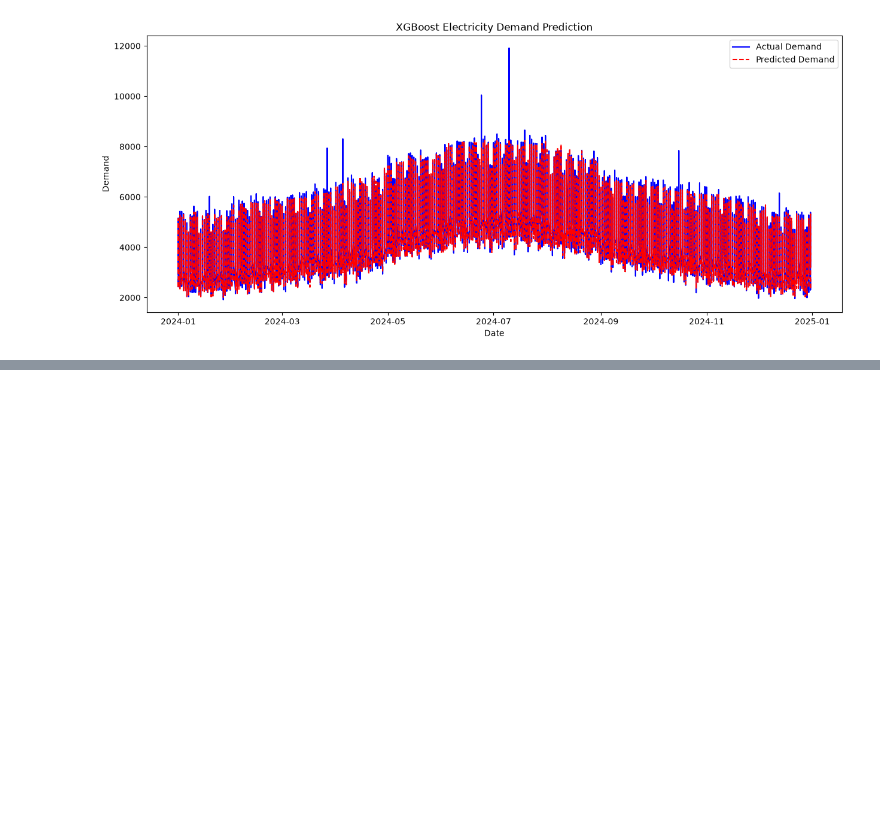
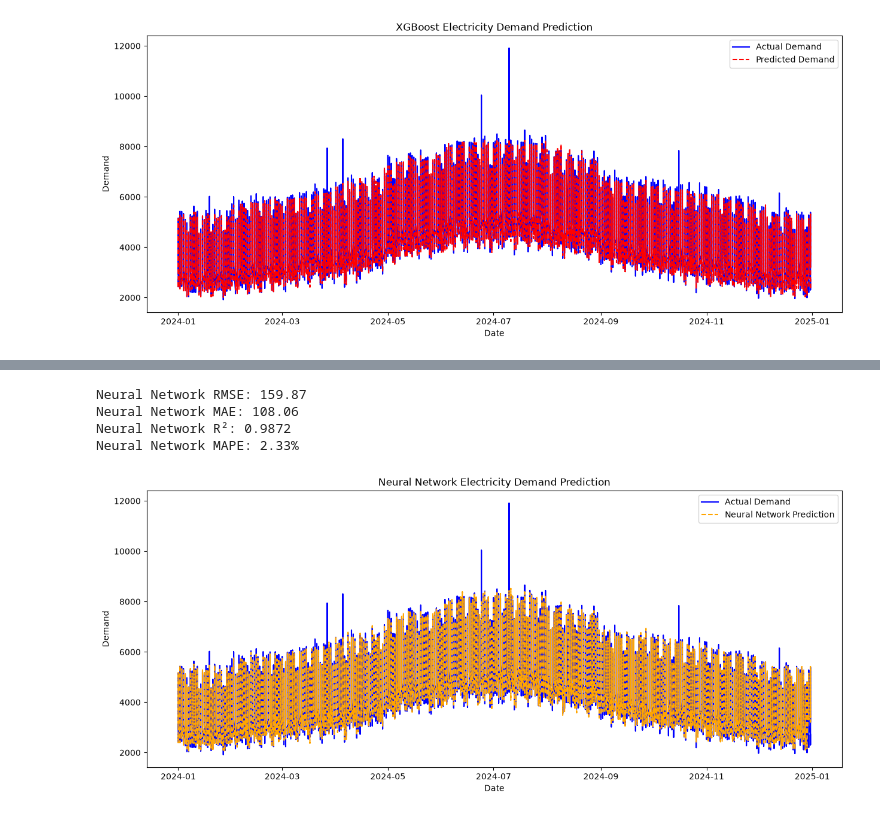
Before and after one commit to NahinM/CSE427-ElectricityConsumptionForecasting, a Jupyter notebook: src/cse427_project/project.ipynb, the cells around one changed output, grey strips where cells are left out. Drawn from its saved outputs; the diff is of its cells as text; code cells hidden in the pictures; blank space fills up the shorter version.

```diff
--- a/src/cse427_project/project.ipynb
+++ b/src/cse427_project/project.ipynb
@@ -219,0 +353,52 @@ plt.show()
+# %%
+from sklearn.neural_network import MLPRegressor
+from sklearn.preprocessing import StandardScaler
+from sklearn.metrics import mean_squared_error, mean_absolute_error, r2_score
+
+# Scale features for neural network training
+scaler = StandardScaler()
+X_train_scaled = scaler.fit_transform(X_train)
+X_test_scaled = scaler.transform(X_test)
+
+# Neural network regressor
+nn_model = MLPRegressor(
+    hidden_layer_sizes=(128, 64, 32),
+    activation='relu',
+    solver='adam',
+    learning_rate_init=0.001,
+    max_iter=500,
+    early_stopping=True,
+    validation_fraction=0.1,
+    n_iter_no_change=20,
+    random_state=42
+)
+
+nn_model.fit(X_train_scaled, Y_train)
+
+# Predict and evaluate
+y_pred_nn = nn_model.predict(X_test_scaled)
+
+rmse_nn = np.sqrt(mean_squared_error(Y_test, y_pred_nn))
+mae_nn = mean_absolute_error(Y_test, y_pred_nn)
+r2_nn = r2_score(Y_test, y_pred_nn)
+mape_nn = np.mean(np.abs((Y_test - y_pred_nn) / Y_test)) * 100
+
+print(f"Neural Network RMSE: {rmse_nn:.2f}")
+print(f"Neural Network MAE: {mae_nn:.2f}")
+print(f"Neural Network R²: {r2_nn:.4f}")
+print(f"Neural Network MAPE: {mape_nn:.2f}%")
+
+plt.figure(figsize=(15, 6))
+plt.plot(Y_test.index, Y_test, label='Actual Demand', color='blue')
+plt.plot(Y_test.index, y_pred_nn, label='Neural Network Prediction', color='orange', linestyle='--')
+plt.title('Neural Network Electricity Demand Prediction')
+plt.xlabel('Date')
+plt.ylabel('Demand')
+plt.legend()
+plt.show()
+# %% [output]
+Neural Network RMSE: 159.87
+Neural Network MAE: 108.06
+Neural Network R²: 0.9872
+Neural Network MAPE: 2.33%
+[figure, added]
```
Also changed, not shown: parts of 8 cells of this notebook, 3 other files.
